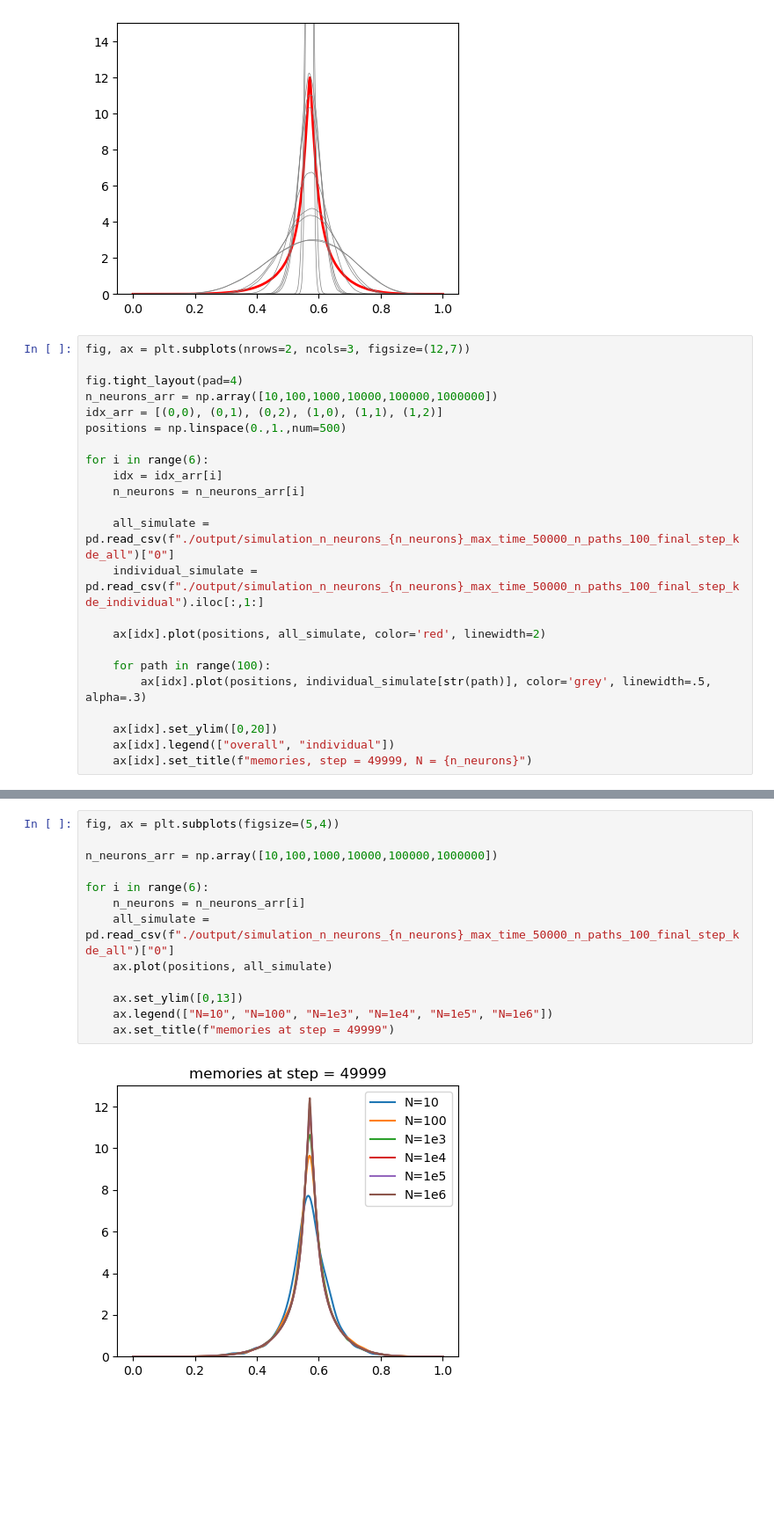
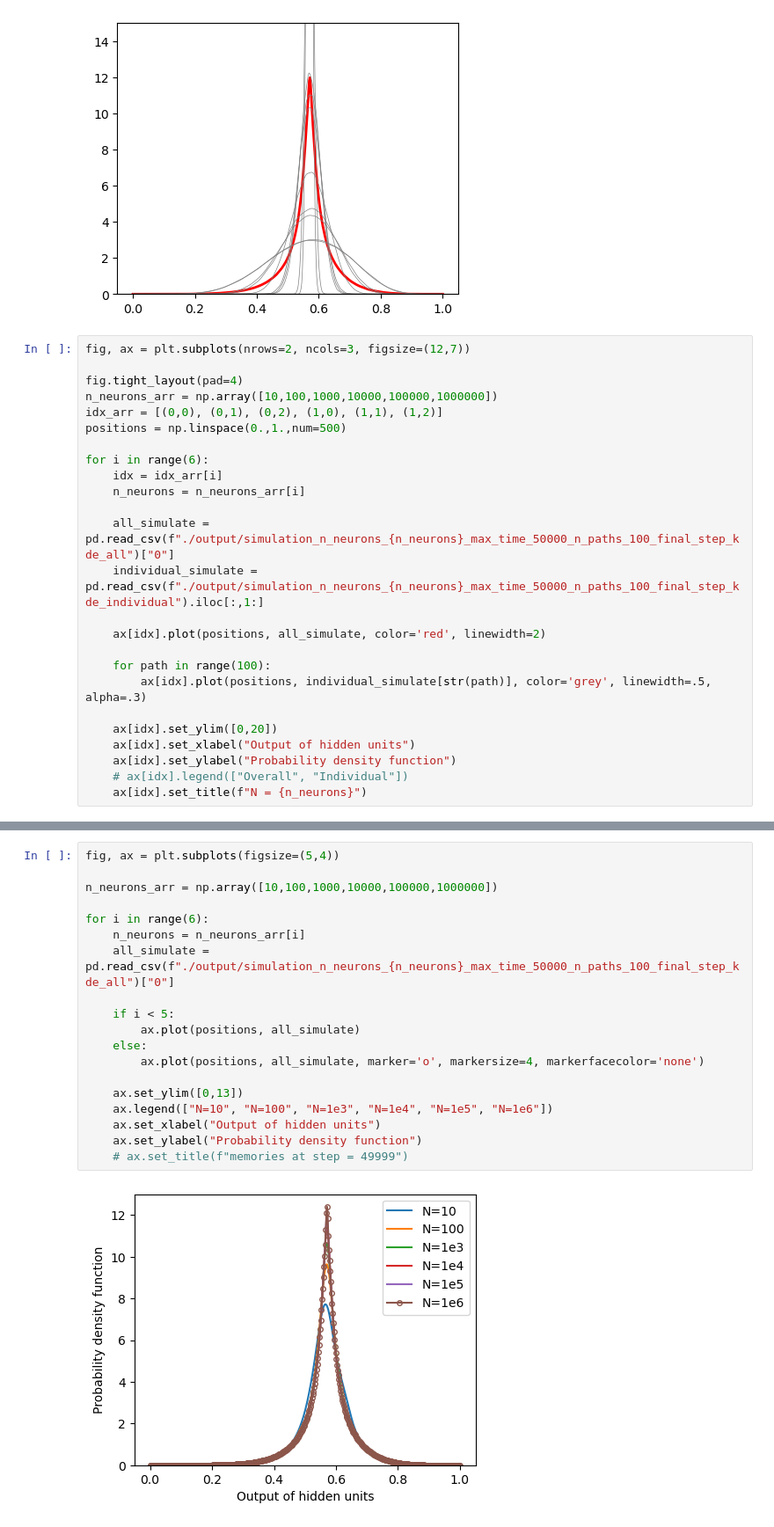
Before and after one commit to Samuel-CHLam/rnn_ergodicity, a Jupyter notebook: hidden_layer_ergodicity_final_kde.ipynb, the cells around one changed output, grey strips where cells are left out. Shown at 88% size. Cells and saved outputs as stored; diff of their text form; blank space fills up the shorter version.

Commit message:
minor modification to the figures

```diff
--- a/hidden_layer_ergodicity_final_kde.ipynb
+++ b/hidden_layer_ergodicity_final_kde.ipynb
@@ -62,6 +62,8 @@ for i in range(6):
         ax[idx].plot(positions, individual_simulate[str(path)], color='grey', linewidth=.5, alpha=.3)
 
     ax[idx].set_ylim([0,20])
-    ax[idx].legend(["overall", "individual"])
-    ax[idx].set_title(f"memories, step = 49999, N = {n_neurons}")
+    ax[idx].set_xlabel("Output of hidden units")
+    ax[idx].set_ylabel("Probability density function")
+    # ax[idx].legend(["Overall", "Individual"])
+    ax[idx].set_title(f"N = {n_neurons}")
 # %% [output]
@@ -69,15 +71,21 @@ for i in range(6):
 # %%
 fig, ax = plt.subplots(figsize=(5,4))
 
 n_neurons_arr = np.array([10,100,1000,10000,100000,1000000])
 
 for i in range(6):
     n_neurons = n_neurons_arr[i]
     all_simulate = pd.read_csv(f"./output/simulation_n_neurons_{n_neurons}_max_time_50000_n_paths_100_final_step_kde_all")["0"]
-    ax.plot(positions, all_simulate)
+
+    if i < 5:
+        ax.plot(positions, all_simulate)
+    else:
+        ax.plot(positions, all_simulate, marker='o', markersize=4, markerfacecolor='none')
 
     ax.set_ylim([0,13])
     ax.legend(["N=10", "N=100", "N=1e3", "N=1e4", "N=1e5", "N=1e6"])
-    ax.set_title(f"memories at step = 49999")
+    ax.set_xlabel("Output of hidden units")
+    ax.set_ylabel("Probability density function")
+    # ax.set_title(f"memories at step = 49999")
 # %% [output]
-[figure, old version]
+[figure, new version]
```
Also changed, not shown: parts of 1 cell of this notebook, 2 other files.
